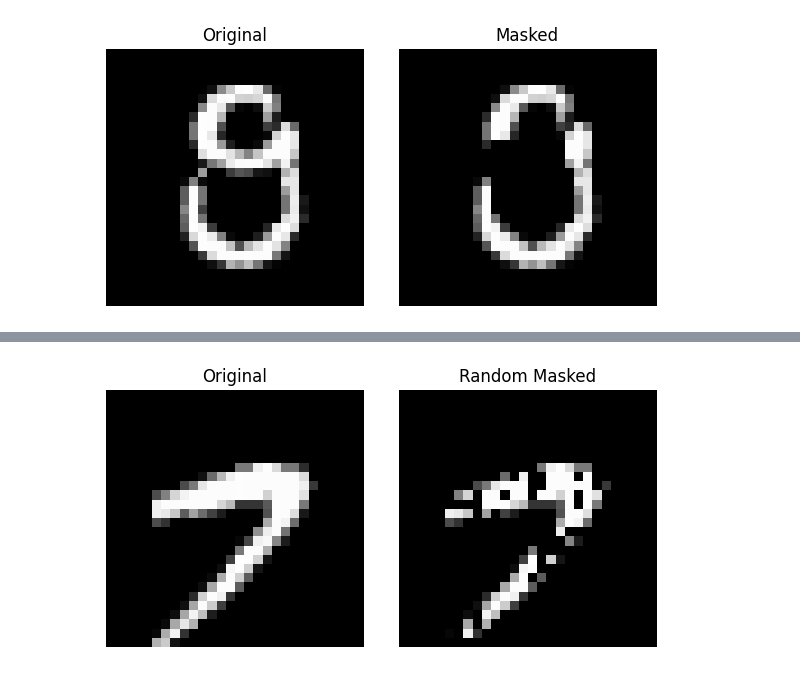
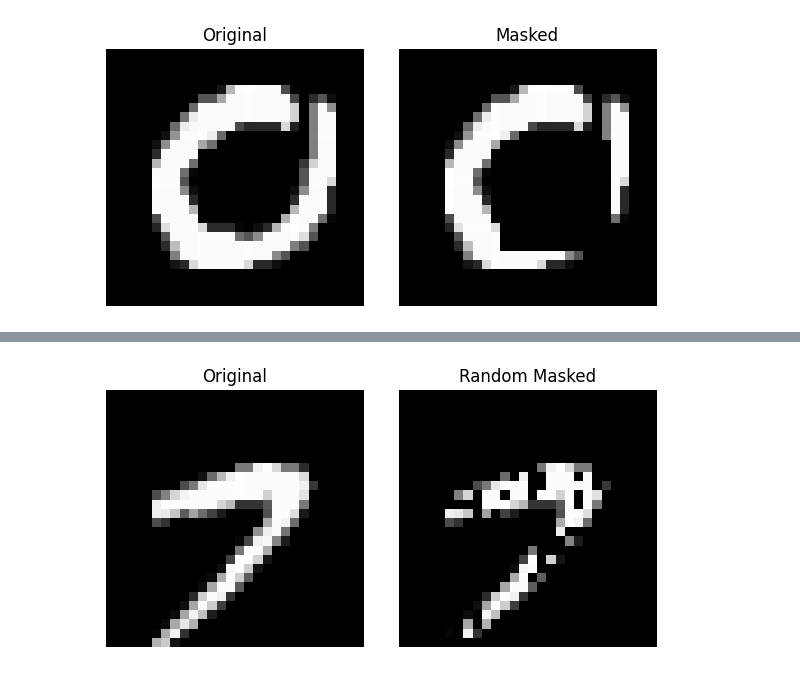
Before and after one commit to Fernsrea/flow_matching, a Jupyter notebook: Masking.ipynb, the cells around one changed output, grey strips where cells are left out. Saved outputs shown, nothing was run; the diff lists cells and outputs as text; code cells hidden in the pictures.

```diff
--- a/Masking.ipynb
+++ b/Masking.ipynb
@@ -29,24 +29,24 @@ masked_image = sample_image.squeeze() * mask
 # %%
 import matplotlib.pyplot as plt
 
 # Sample image and mask application
-sample_image, _ = mnist[80]
+sample_image, _ = mnist[121]
 original = sample_image.squeeze()
 masked = original * mask
 
 # Plotting
 plt.figure(figsize=(6, 3))
 plt.subplot(1, 2, 1)
 plt.title("Original")
 plt.imshow(original, cmap='gray')
 plt.axis('off')
 
 plt.subplot(1, 2, 2)
 plt.title("Masked")
-plt.imshow(masked, cmap='gray')
+plt.imshow(masked, cmap='grey')
 plt.axis('off')
 
 plt.tight_layout()
 plt.show()
 # %% [output]
-[figure, old version]
+[figure, new version]
```
Also changed, not shown: parts of 3 cells of this notebook.
